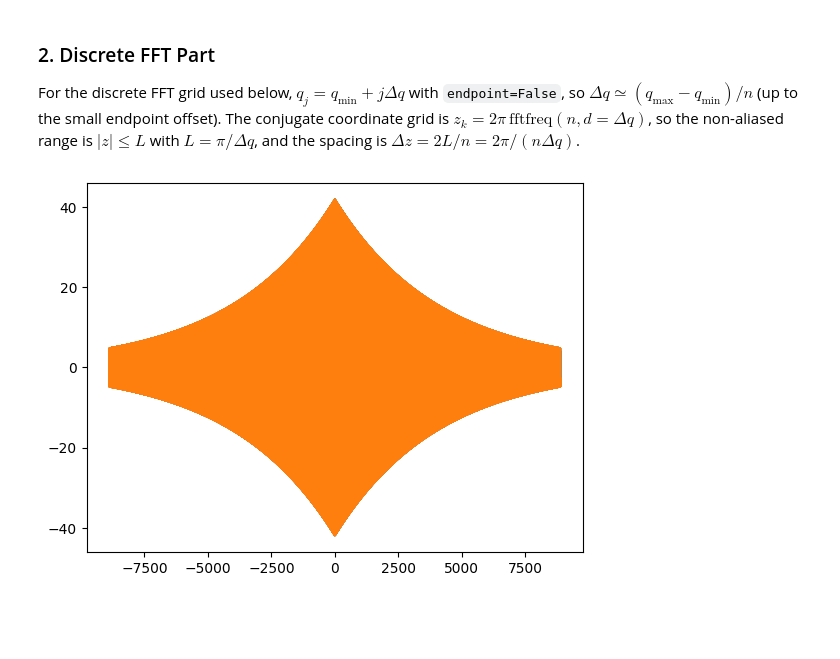
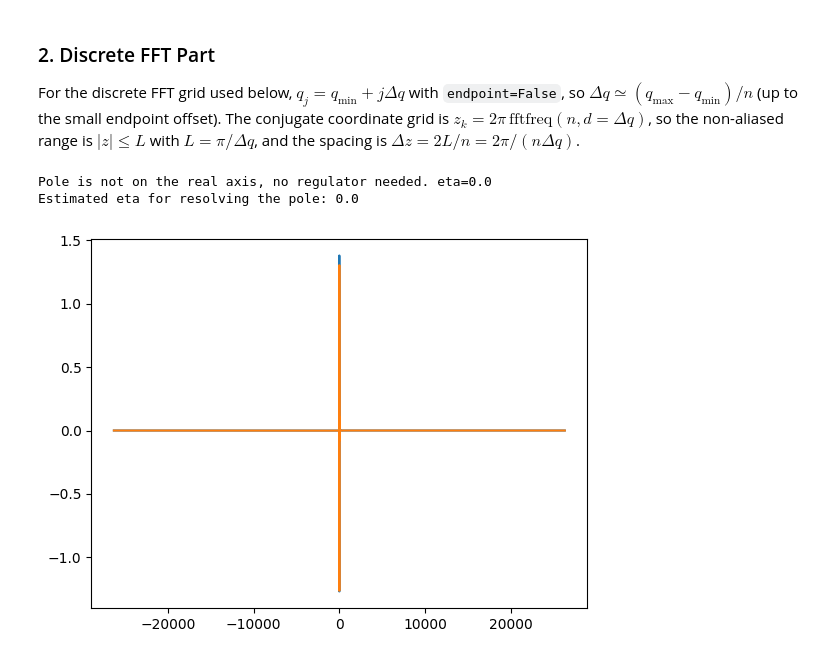
Before and after one commit to ClaudioQTM/2D_array, a Jupyter notebook: src/W_state/W_state_FFT.ipynb, the cells around one changed output. Cells and saved outputs as stored; diff of their text form; code cells hidden in the pictures; blank space fills up the shorter version.

```diff
--- a/src/W_state/W_state_FFT.ipynb
+++ b/src/W_state/W_state_FFT.ipynb
@@ -24,10 +24,12 @@ sigma_func_period = create_self_energy_interpolator_numba(
 )
 # r_para = np.array([-74, 30])
 # p_para = np.array([60, 50])
-r_para = np.array([3, 0.2])
-p_para = np.array([1, -2])
-E1 = 178 / 2
-E = 180
+r_para = np.array([-74, 30])
+p_para = np.array([0, 0])
+
+E = 2 * (square_lattice.omega_e + collective_lamb_shift)
+E1 = (E-2) / 2
+
 Q_para = np.array([0, 0])
 sigma_func_period = sigma_func_period_numba
 Zc = 1
@@ -217,44 +219,47 @@ n_points = int(2e6)
 q_min, q_max = q_bounds(E, r_para, Q_para, square_lattice)
 q_grid = np.linspace(q_min + 1e-10, q_max - 1e-10, n_points, endpoint=False)
 dq = q_grid[1] - q_grid[0]
-#eta = eta_estimator(
-#    r_para, p_para, E1, E, Q_para, square_lattice, sigma_func_period, dq, 10
-#)
-eta =1e-3
+eta_estimated = eta_estimator(
+    r_para, p_para, E1, E, Q_para, square_lattice, sigma_func_period, dq, 10
+)
+print(f"Estimated eta for resolving the pole: {eta_estimated}")
+eta = 1e-3
 q_grid, value_grid = W_k_sp_grid(
     r_para,
     p_para,
     E1,
     E,
     Q_para,
     Zc,
     square_lattice,
     sigma_func_period,
     n_points,
     eta=eta,
 )
 dq = q_grid[1] - q_grid[0]
 L = np.pi / dq  # Nyquist limit
 
 z_grid = 2 * np.pi * np.fft.fftfreq(n_points, d=dq)
 
 # value_grid_ifft = (q_max-q_min)*ifft(value_grid)
 value_grid_ifft = n_points * dq * ifft(value_grid)
 value_grid_ifft *= np.exp(1j * q_grid[0] * z_grid)
 
 # Only compare where the q grid resolves exp(i q z) with several samples per period.
 nyquist_z = np.pi / dq
 min_samples_per_period = 8
 resolved_z = 2 * np.pi / (min_samples_per_period * dq)
 keep = np.abs(z_grid) <= resolved_z
 
 
 plot_idx = np.argsort(z_grid[keep])
 plt.plot(z_grid[keep][plot_idx], np.real(value_grid_ifft[keep][plot_idx]))
 plt.plot(z_grid[keep][plot_idx], np.imag(value_grid_ifft[keep][plot_idx]))
 plt.show()
 # %% [output]
+Pole is not on the real axis, no regulator needed. eta=0.0
+Estimated eta for resolving the pole: 0.0
-[figure, old version]
+[figure, new version]
 # %%
 from W_state import quad_FT
 
```
Also changed, not shown: parts of 6 cells of this notebook, 4 other files.
